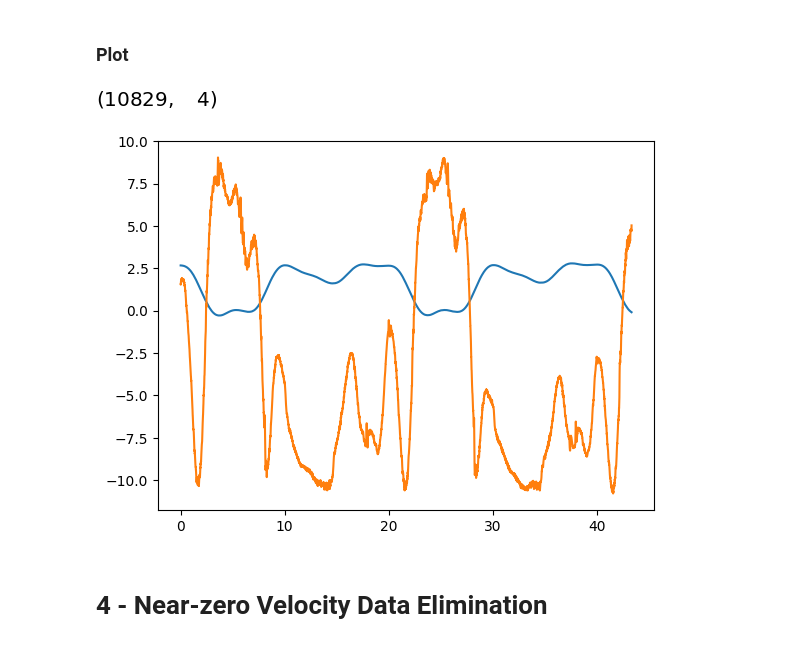
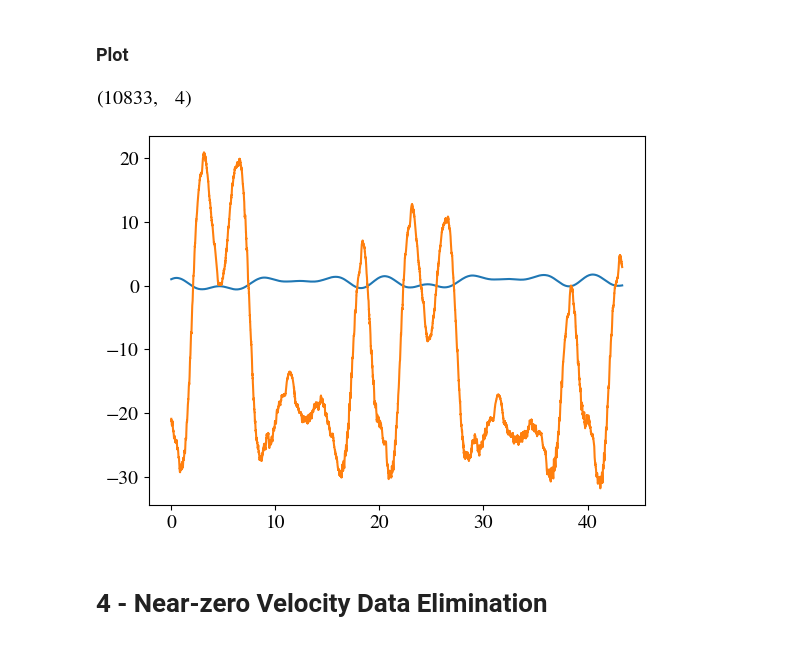
Before and after one commit to amir-noohian/feasible-dynamics-estimation, a Jupyter notebook: Feas-Ident-WAM4/Paper IROS2013 - Phys Feas Dyn Param Ident 4-DOF WAM Rob.ipynb, the cells around one changed output. Cells and saved outputs as stored; diff of their text form; code cells hidden in the pictures.

```diff
--- a/Feas-Ident-WAM4/Paper IROS2013 - Phys Feas Dyn Param Ident 4-DOF WAM Rob.ipynb
+++ b/Feas-Ident-WAM4/Paper IROS2013 - Phys Feas Dyn Param Ident 4-DOF WAM Rob.ipynb
@@ -298,7 +298,7 @@ with open(datafolder +  'trajectories/traj_4.dat', 'r' ) as file:
           q_ref_orig = numpy.loadtxt(file)
 print(q_ref_orig.shape)
 q_ref = q_ref_orig
-with open(datafolder +  'recdata/rbtlog_4_dof.dat', 'r' ) as file:
+with open(datafolder +  'recdata/zeus_rbtlog_cpp_4dof.dat', 'r' ) as file:
           q_raw_orig = numpy.loadtxt(file)
 print(q_raw_orig.shape)
 s = q_ref_orig.shape[0] // decimate
@@ -334,0 +333,28 @@ plt.show()
+# %%
+from matplotlib import pyplot as plt
+import matplotlib as mpl
+
+# --- Use STIX fonts (Times-like, always available in Matplotlib) ---
+mpl.rcParams['font.family'] = 'STIXGeneral'
+mpl.rcParams['mathtext.fontset'] = 'stix'
+mpl.rcParams['font.size'] = 14  # optional, looks better
+
+plt.close()
+
+si = int(si)
+sf = int(sf)
+
+plt.figure(figsize=(8, 4))
+
+for i in range(rbt.dof):
+    plt.plot(t[si:sf], q_ref[si:sf, i], label=fr"$q_{i+1}$")
+
+plt.legend()
+plt.xlabel("Time (s)")
+plt.ylabel("Joint Positions (rad)")
+plt.tight_layout()
+
+# --- Save to PDF ---
+plt.savefig("joint_positions.pdf", format="pdf", dpi=300)
+
+plt.show()
@@ -513,21 +541,21 @@ del proc
 # %%
 q.shape
 # %% [output]
-[figure, old version]
+[figure, new version]
 # %%
 from matplotlib import pyplot as plt
 plt.close()
 
-joint = 4
+joint = 2
 firsts = 20000
 plt.plot(t[:firsts],q_raw[:,joint-1][:firsts])
 #plt.plot(t[:firsts],q[:,joint-1][:firsts])
 #plt.plot(t[:firsts],dq[:,joint-1][:firsts])
 plt.plot(t[:firsts],tau_raw[:,joint-1][:firsts])
 
 plt.show()
 # %% [output]
-[figure, old version]
+[figure, new version]
 # %%
 del t, q, dq, tau, q_raw, tau_raw
 # %% [markdown]
```
Also changed, not shown: parts of 28 cells of this notebook, 38 other files.
